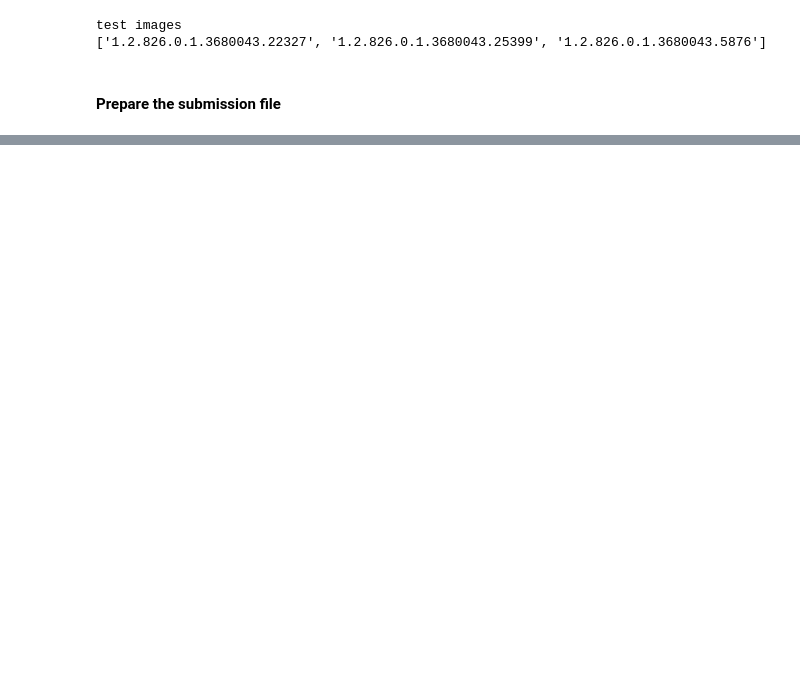
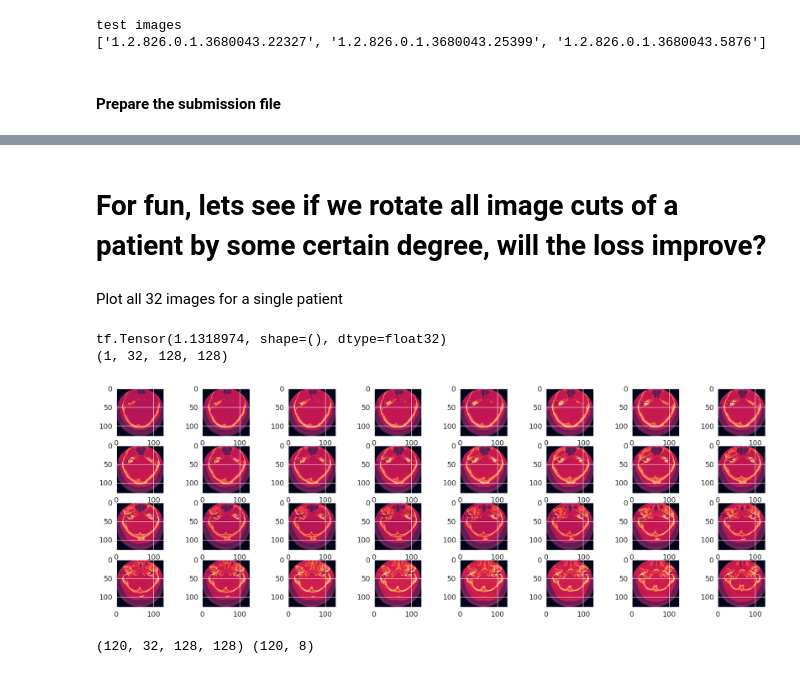
Before and after one commit to WeiKuoLi/RSNA-2022, a Jupyter notebook: 3dcnn.ipynb, the cells around one changed output, grey strips where cells are left out. Cells and saved outputs as stored; diff of their text form; code cells hidden in the pictures; blank space fills up the shorter version.

```diff
--- a/3dcnn.ipynb
+++ b/3dcnn.ipynb
@@ -466,2 +495,24 @@ results_df_3D.head(30)
 # %%
 results_df_3D.to_csv('submission.csv', index=False)
+# %% [markdown]
+# For fun, lets see if we rotate all image cuts of a patient by some certain degree, will the loss improve?
+# %% [markdown]
+Plot all 32 images for a single patient
+# %%
+val3D_prediction=model_3D.predict(val3D_X)
+val_3D_loss = tf.reduce_mean(CustomMSE(val3D_Y,val3D_prediction),keepdims=False)
+print(val_3D_loss)
+print(val3D_X.shape)
+def plot_32(all_arr,len_dcms):
+    ndcms=32
+    fig, ax= plt.subplots(4,int(ndcms/4),figsize=(30,10))
+    for i in range(ndcms):
+        ax[int(i/int(ndcms/4))][i%int(ndcms/4)].imshow(all_arr[int(i*len_dcms/32)])
+    plt.show()
+    return
+
+plot_32(val3D_X[0],32)
+# %% [output]
+tf.Tensor(1.1318974, shape=(), dtype=float32)
+(1, 32, 128, 128)
+[figure, added]
@@ -467,0 +535,13 @@ results_df_3D.to_csv('submission.csv', index=False)
+# %%
+twist_X=[]   #3D image_set of single patient, each rotated by an angle ang
+twist_Y=[]
+for ang in range(-180,180,3):
+    image=np.array(val3D_X[0])
+    rotated = rotate_3D(image,ang)
+    twist_X.append(rotated)
+    twist_Y.append(val3D_Y[0])   #ground truth does not change(not angle dependent)
+print(np.array(twist_X).shape,np.array(twist_Y).shape)
+twisttf_X=tf.convert_to_tensor(twist_X, dtype=tf.float32)
+twisttf_Y=tf.convert_to_tensor(twist_Y, dtype=tf.float32)
+# %% [output]
+(120, 32, 128, 128) (120, 8)
```
Also changed, not shown: parts of 16 cells of this notebook.
